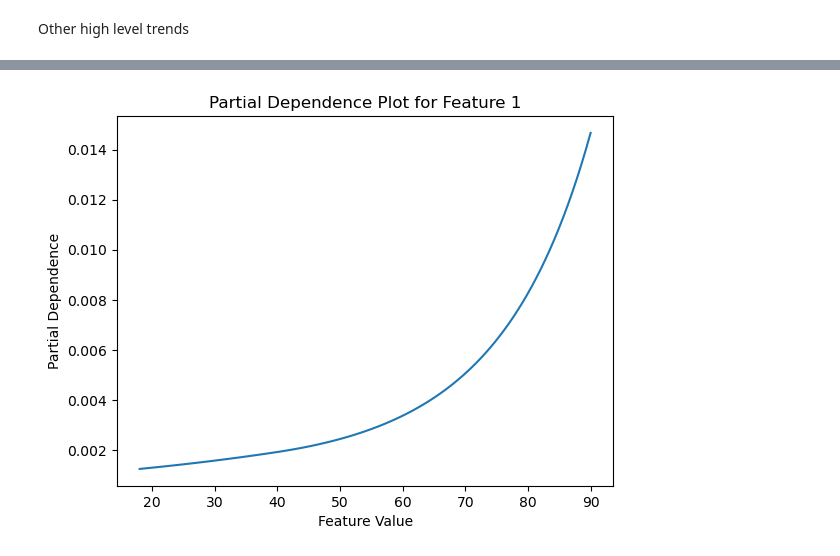
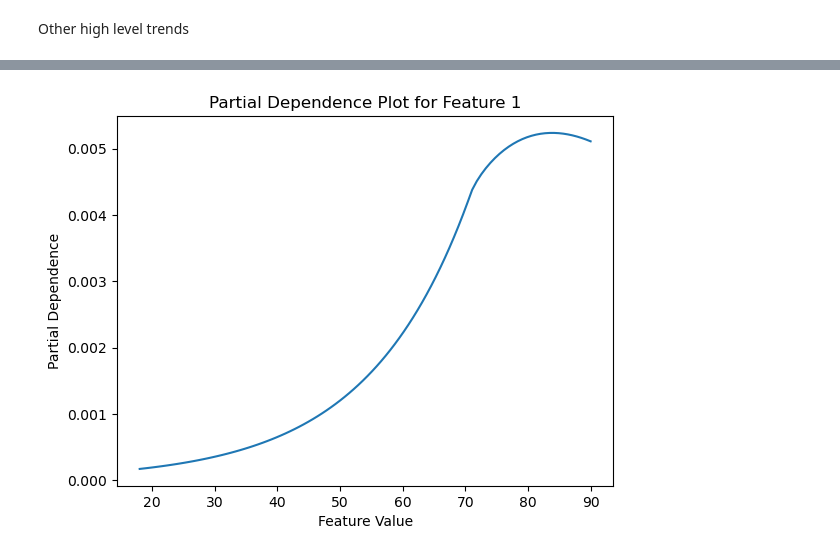
Before and after one commit to ckjackytam/ifoa-ds-health-care-wp, a Jupyter notebook: Python/SimpleNN/Other Trials/Mortality Study_SimpleNN_Preview.ipynb, the cells around one changed output, grey strips where cells are left out. Saved outputs shown, nothing was run; the diff lists cells and outputs as text; code cells hidden in the pictures.

```diff
--- a/Python/SimpleNN/Other Trials/Mortality Study_SimpleNN_Preview.ipynb
+++ b/Python/SimpleNN/Other Trials/Mortality Study_SimpleNN_Preview.ipynb
@@ -328,6 +322,11 @@ Input Layer
     |
     v
 Output Layer
+# %%
+import pickle
+
+with open("study.pkl", "rb") as f:
+    study = pickle.load(f)
 # %%
 import torch
 import torch.nn as nn
@@ -674,0 +705,34 @@ plt.show()
+# %%
+feature_index = X_train.columns.get_loc("Age")
+feature_index2 = X_train.columns.get_loc("Age2")
+grid_values = np.linspace(
+    X_train.iloc[:, feature_index].min(), X_train.iloc[:, feature_index].max(), 100
+)
+
+partial_dependence = []
+for val in grid_values:
+    X_temp = X_train.copy()
+    X_temp.iloc[:, feature_index] = val
+    X_temp.iloc[:, feature_index2] = (
+        age_multiplier * np.maximum(val - age_cut, 0) ** age_power
+    )
+    X_temp_scaled = scaler.transform(X_temp)
+
+    model.eval()
+    with torch.no_grad():
+        preds = model(
+            torch.tensor(X_temp_scaled, dtype=torch.float32),
+            lives_exposure_train_tensor,
+        )
+        # pred_rate = preds / lives_exposure_train_tensor
+        weighted_avg = torch.sum(preds * lives_exposure_train_tensor) / torch.sum(
+            lives_exposure_train_tensor
+        )
+        partial_dependence.append(weighted_avg.item())
+
+# Plot the partial dependence
+plt.plot(grid_values, partial_dependence)
+plt.xlabel("Feature Value")
+plt.ylabel("Partial Dependence")
+plt.title("Partial Dependence Plot for Feature 'Age'")
+plt.show()
@@ -676,7 +742,8 @@ plt.show()
 Other high level trends
 # %%
 data = filtered_combined_df.drop(
-    ["Actual_deaths", "Expected_deaths", "LivesExposure", "Predicted_Claims"], axis=1
+    ["Actual_deaths", "Expected_deaths", "LivesExposure", "Predicted_Claims_rate"],
+    axis=1,
 ).copy()
 
 
@@ -1067,32 +1461,33 @@ print("Best hyperparameters: ", study.best_params)
 feature_index = X_train.columns.get_loc(
     "Age"
 )  # Index of the feature for which to plot partial dependence
 feature_index2 = X_train.columns.get_loc("Age2")
 grid_values = np.linspace(
     X_train.iloc[:, feature_index].min(), X_train.iloc[:, feature_index].max(), 100
 )
 
 
 # Compute partial dependence
 partial_dependence = []
 for val in grid_values:
     X_temp = X_train.copy()
     # exposure = combined_df_encoded["LivesExposure"].copy()
     X_temp.iloc[:, feature_index] = val
-    X_temp.iloc[:, feature_index2] = np.maximum(val - 40, 0) ** 2
+    X_temp.iloc[:, feature_index2] = np.maximum(val - age_cut, 0) ** age_power
     X_temp_scaled = scaler.transform(X_temp)
     model.eval()
     preds = model(
         torch.tensor(X_temp_scaled, dtype=torch.float32),
+        train_offset_tensor,
         # lives_exposure_train_tensor,
     )
     partial_dependence.append(preds.detach().numpy().mean())
 
 # Plot the partial dependence
 plt.plot(grid_values, partial_dependence)
 plt.xlabel("Feature Value")
 plt.ylabel("Partial Dependence")
 plt.title("Partial Dependence Plot for Feature {}".format(feature_index))
 plt.show()
 # %% [output]
-[figure, old version]
+[figure, new version]
```
Also changed, not shown: parts of 35 cells of this notebook, 3 other files.
